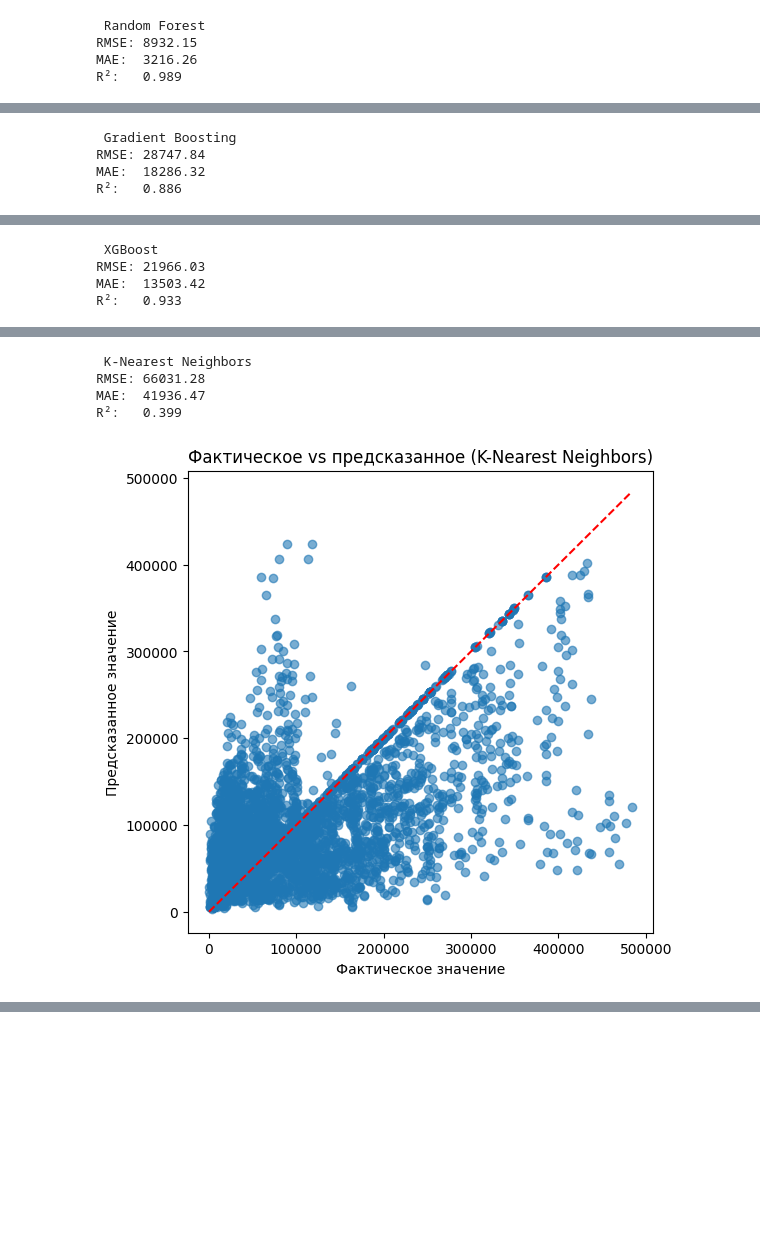
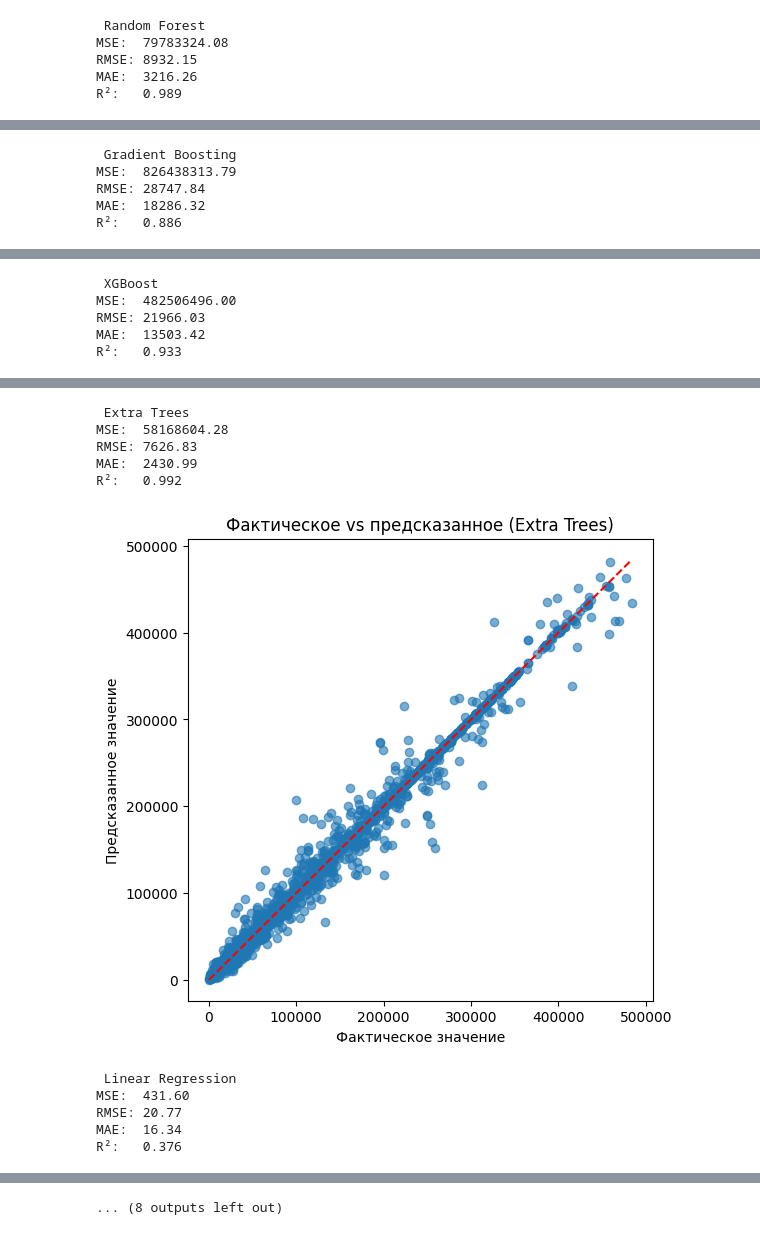
Before and after one commit to JacobyNevada/ds_belhard, a Jupyter notebook: hw5/hw5.ipynb, the cells around one changed output, grey strips where cells are left out. Drawn from its saved outputs; the diff is of its cells as text; code cells hidden in the pictures; blank space fills up the shorter version.

```diff
--- a/hw5/hw5.ipynb
+++ b/hw5/hw5.ipynb
@@ -5,28 +5,25 @@ import pandas as pd
 import numpy as np
 import matplotlib.pyplot as plt
 from sklearn.model_selection import train_test_split
+from sklearn.datasets import make_regression
 from sklearn.metrics import mean_squared_error, mean_absolute_error, r2_score
 from sklearn.linear_model import LinearRegression
-from sklearn.ensemble import RandomForestRegressor, GradientBoostingRegressor
-from sklearn.neighbors import KNeighborsRegressor
+from sklearn.ensemble import RandomForestRegressor, GradientBoostingRegressor, ExtraTreesRegressor
 from xgboost import XGBRegressor
 
-def evaluate_regression(df, model, model_name):
-    df_encoded = pd.get_dummies(df, columns=["Area", "Item"], drop_first=True)
-
-    X = df_encoded.drop(columns=["hg/ha_yield"])
-    y = df_encoded["hg/ha_yield"]
-
+def evaluate_regression(X, y, model, model_name,):
     X_train, X_test, y_train, y_test = train_test_split(X, y, test_size=0.2, random_state=42)
 
     model.fit(X_train, y_train)
     y_pred = model.predict(X_test)
 
+    mse = mean_squared_error(y_test, y_pred)
     rmse = np.sqrt(mean_squared_error(y_test, y_pred))
     mae = mean_absolute_error(y_test, y_pred)
     r2 = r2_score(y_test, y_pred)
 
     print(f"\n {model_name}")
+    print(f"MSE:  {mse:.2f}")
     print(f"RMSE: {rmse:.2f}")
     print(f"MAE:  {mae:.2f}")
     print(f"R²:   {r2:.3f}")
@@ -48,9 +45,25 @@ def evaluate_regression(df, model, model_name):
 # https://www.kaggle.com/datasets/patelris/crop-yield-prediction-dataset
 df = pd.read_csv("yield_df.csv")
 
-evaluate_regression(df, LinearRegression(), "Linear Regression")
-evaluate_regression(df, RandomForestRegressor(n_estimators=200, random_state=42, n_jobs=-1), "Random Forest")
-evaluate_regression(df, GradientBoostingRegressor(n_estimators=300, learning_rate=0.1, max_depth=3, random_state=42), "Gradient Boosting")
-evaluate_regression(df, XGBRegressor(n_estimators=300, learning_rate=0.1, max_depth=4, random_state=42, n_jobs=-1), "XGBoost")
-evaluate_regression(df, KNeighborsRegressor(n_neighbors=5, weights="distance", n_jobs=-1), "K-Nearest Neighbors")
+print(df)
+
+df_encoded = pd.get_dummies(df, columns=["Area", "Item"], drop_first=True)
+X = df_encoded.drop(columns=["hg/ha_yield"])
+y = df_encoded["hg/ha_yield"]
+
+evaluate_regression(X, y, LinearRegression(), "Linear Regression")
+evaluate_regression(X, y, RandomForestRegressor(n_estimators=200, random_state=42, n_jobs=-1), "Random Forest")
+evaluate_regression(X, y, GradientBoostingRegressor(n_estimators=300, learning_rate=0.1, max_depth=3, random_state=42), "Gradient Boosting")
+evaluate_regression(X, y, XGBRegressor(n_estimators=300, learning_rate=0.1, max_depth=4, random_state=42, n_jobs=-1), "XGBoost")
+evaluate_regression(X, y, ExtraTreesRegressor(n_estimators=200, random_state=42, n_jobs=-1), "Extra Trees")
+
+
+# Генерация искусственного датасета
+X, y = make_regression(n_samples=1000, n_features=1, noise=20, random_state=42)
+
+evaluate_regression(X, y, LinearRegression(), "Linear Regression")
+evaluate_regression(X, y, RandomForestRegressor(n_estimators=200, random_state=42, n_jobs=-1), "Random Forest")
+evaluate_regression(X, y, GradientBoostingRegressor(n_estimators=300, learning_rate=0.1, max_depth=3, random_state=42), "Gradient Boosting")
+evaluate_regression(X, y, XGBRegressor(n_estimators=300, learning_rate=0.1, max_depth=4, random_state=42, n_jobs=-1), "XGBoost")
+evaluate_regression(X, y, ExtraTreesRegressor(n_estimators=200, random_state=42, n_jobs=-1), "Extra Trees")
 # %% [output]
@@ -58,24 +84,33 @@ evaluate_regression(df, KNeighborsRegressor(n_neighbors=5, weights="distance", n
 RMSE: 42164.85
 MAE:  29668.17
 R²:   0.755
 [figure]
  Random Forest
+MSE:  79783324.08
 RMSE: 8932.15
 MAE:  3216.26
 R²:   0.989
 [figure]
  Gradient Boosting
+MSE:  826438313.79
 RMSE: 28747.84
 MAE:  18286.32
 R²:   0.886
 [figure]
  XGBoost
+MSE:  482506496.00
 RMSE: 21966.03
 MAE:  13503.42
 R²:   0.933
 [figure]
- K-Nearest Neighbors
-RMSE: 66031.28
-MAE:  41936.47
-R²:   0.399
+ Extra Trees
+MSE:  58168604.28
+RMSE: 7626.83
+MAE:  2430.99
+R²:   0.992
-[figure, old version]
+[figure, new version]
+ Linear Regression
+MSE:  431.60
+RMSE: 20.77
+MAE:  16.34
+R²:   0.376
@@ -81,0 +118 @@ R²:   0.399
+... (8 outputs left out)
```
Also changed, not shown: parts of 2 cells of this notebook.
